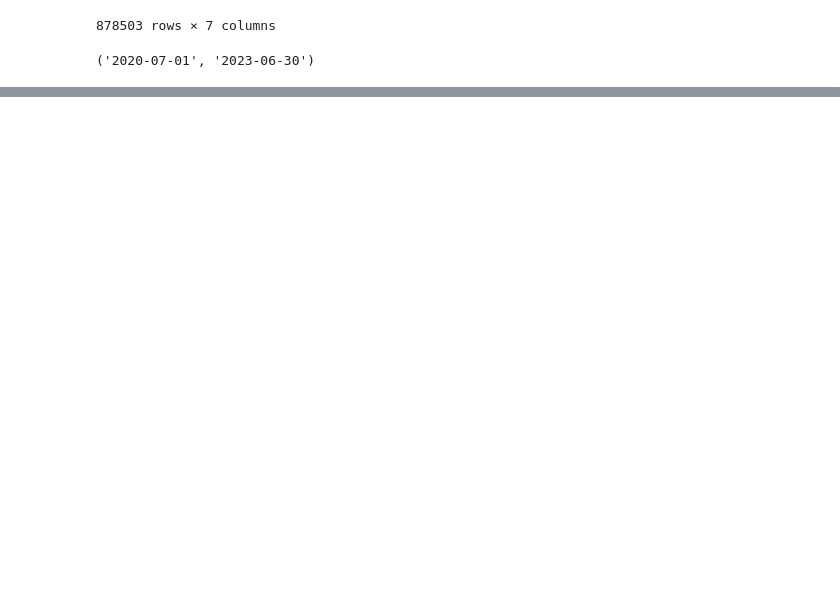
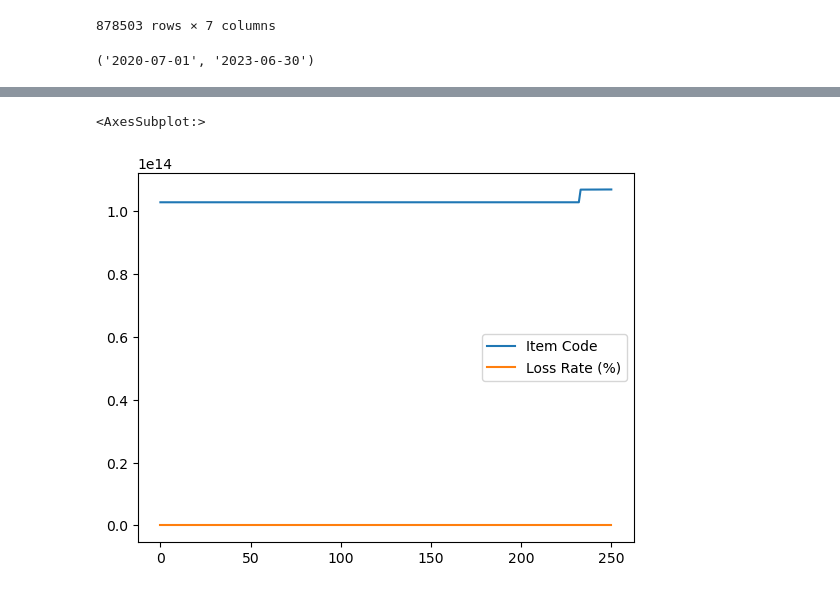
Before and after one commit to RumethSandinu/Project-connexa, a Jupyter notebook: Shamal/model_building.ipynb, the cells around one changed output, grey strips where cells are left out. Cells and saved outputs as stored; diff of their text form; code cells hidden in the pictures; blank space fills up the shorter version.

```diff
--- a/Shamal/model_building.ipynb
+++ b/Shamal/model_building.ipynb
@@ -87,0 +123,3 @@ b['Date'].min(), b['Date'].max()
+# %%
+d = d.drop_duplicates()
+d
@@ -87,0 +358,5 @@ b['Date'].min(), b['Date'].max()
+# %%
+d.plot()
+# %% [output]
+<AxesSubplot:>
+[figure, added]
```
Also changed, not shown: parts of 22 cells of this notebook.
